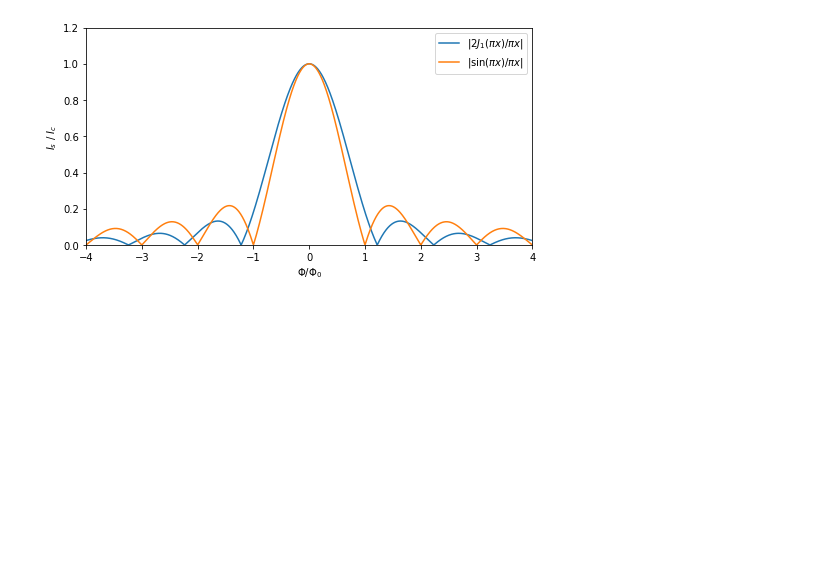
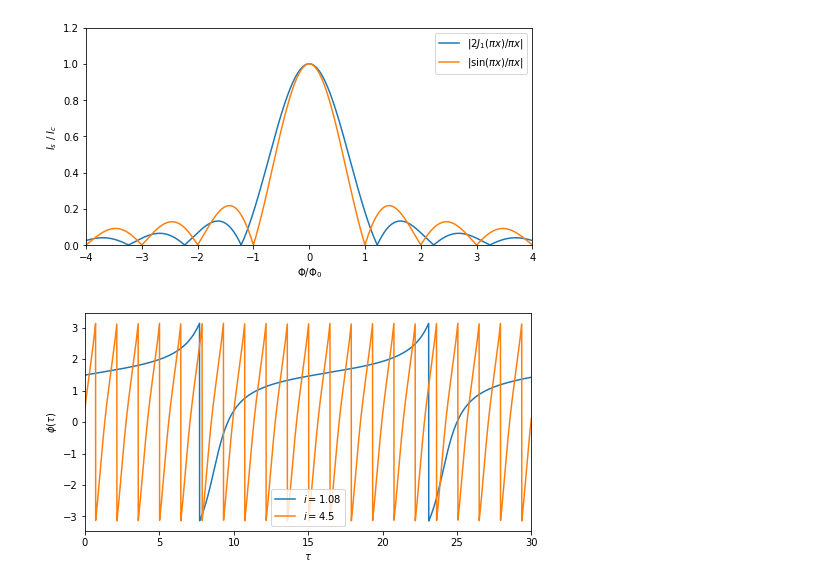
Before and after one commit to JackRBlack/scientific-computing, a Jupyter notebook: Josephson junction.ipynb, the cells around one changed output. Drawn from its saved outputs; the diff is of its cells as text; code cells hidden in the pictures; blank space fills up the shorter version.

```diff
--- a/Josephson junction.ipynb
+++ b/Josephson junction.ipynb
@@ -22,3 +22,33 @@ plt.legend(['$|2J_1(\pi x)/\pi x|$', '$|\sin(\pi x)/\pi x|$'])
 plt.show()
 # %% [output]
 [figure]
+# %%
+def phi(tau, i):
+    beta = np.sqrt(i**2 - 1)
+    return 2*np.arctan((beta / i)*np.tan(beta * tau / 2) + 1 / i)
+
+def I(tau, i):
+    return np.sin(phi(tau, i))
+
+def V(tau, i):
+    return i - I(tau, i)
+# %%
+tau = np.linspace(0, 30, 5000)
+
+plt.figure(figsize=(8,4))
+
+plt.plot(tau, phi(tau, 1.08))
+plt.plot(tau, phi(tau, 4.5))
+
+plt.xlim(0, 30)
+#plt.ylim(0, 1.2)
+plt.xlabel('$\\tau$')
+plt.ylabel('$\phi(\\tau)$')
+
+plt.legend(['$i = 1.08$', '$i = 4.5$'])
+
+# plt.savefig("phi.eps", dpi = 300, format = 'eps')
+
+plt.show()
+# %% [output]
+[figure, added]
```
Also changed, not shown: parts of 3 cells of this notebook, 7 other files.
